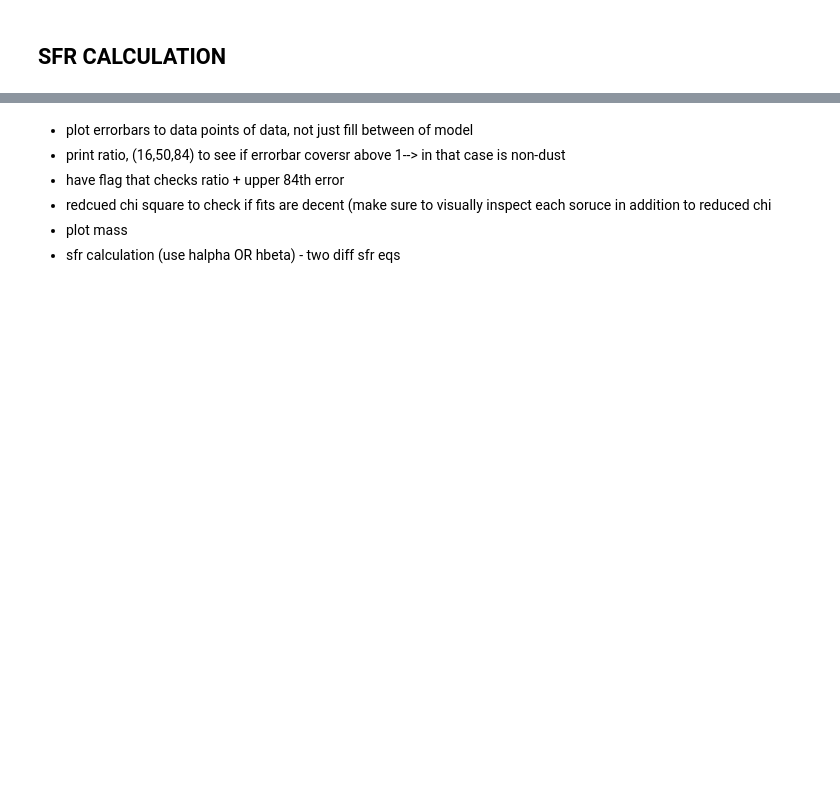
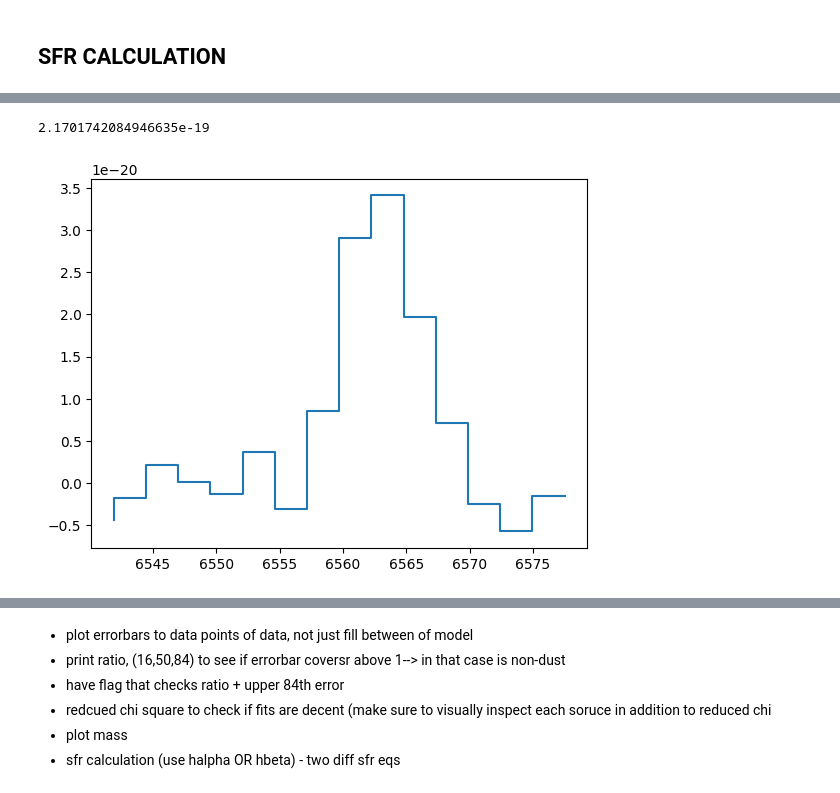
Before and after one commit to lipikachatur/VIP, a Jupyter notebook: (6) star formation rate.ipynb, the cells around one changed output, grey strips where cells are left out. Drawn from its saved outputs; the diff is of its cells as text; code cells hidden in the pictures; blank space fills up the shorter version.

```diff
--- a/(6) star formation rate.ipynb
+++ b/(6) star formation rate.ipynb
@@ -433,0 +794,14 @@ for x in sfr:
+# %%
+mask_halpha = (RUBIES_and_CEERS_table['new_restframe_in_ang'][0] > 6540)  & (RUBIES_and_CEERS_table['new_restframe_in_ang'][0] < 6580)
+
+zoom = RUBIES_and_CEERS_table['flux_lambda_cleaned'][0][mask_halpha] * (1+6.0512736702065855)
+zoom_wav = RUBIES_and_CEERS_table['new_restframe_in_ang'][0][mask_halpha]
+
+plt.step(zoom_wav, zoom)
+
+diff_wav = np.diff(zoom_wav)
+
+np.sum(zoom[:-1]*diff_wav)
+# %% [output]
+2.1701742084946635e-19
+[figure, added]
```
Also changed, not shown: parts of 8 cells of this notebook, 1 other file.
